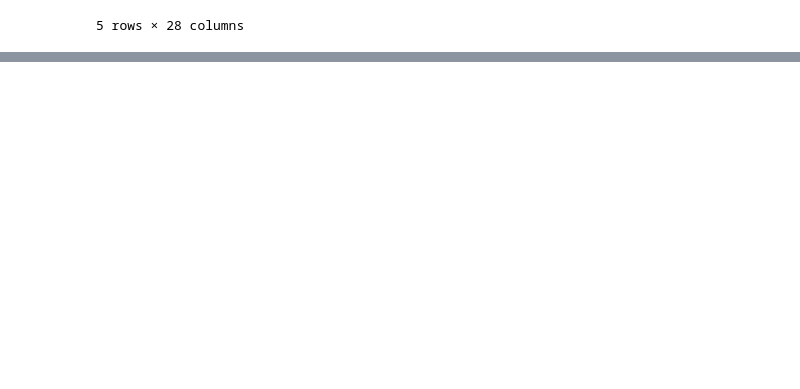
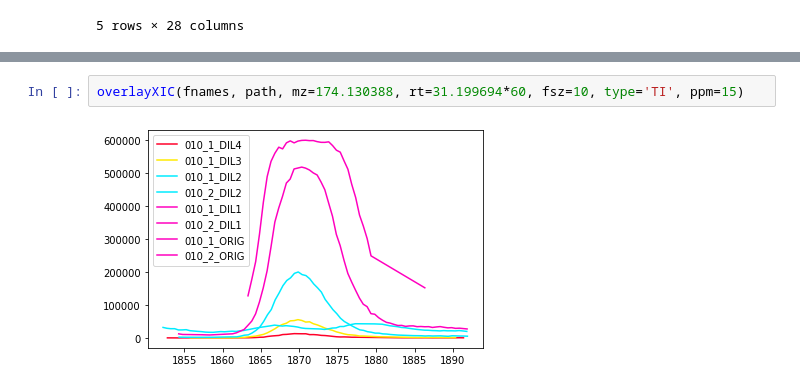
Before and after one commit to luizgmencucini/regression_filter, a Jupyter notebook: notebooks/regression_filter.ipynb, the cells around one changed output, grey strips where cells are left out. Drawn from its saved outputs; the diff is of its cells as text; blank space fills up the shorter version.

```diff
--- a/regression_filter.ipynb
+++ b/notebooks/regression_filter.ipynb
@@ -934,0 +1036,4 @@ ax1.plot(xic['rt'], xic['xic'], lw=2, color='r')
+# %%
+overlayXIC(fnames, path, mz=174.130388, rt=31.199694*60, fsz=10, type='TI', ppm=15)
+# %% [output]
+[figure, added]
```
Also changed, not shown: parts of 83 cells of this notebook, 5 other files.
